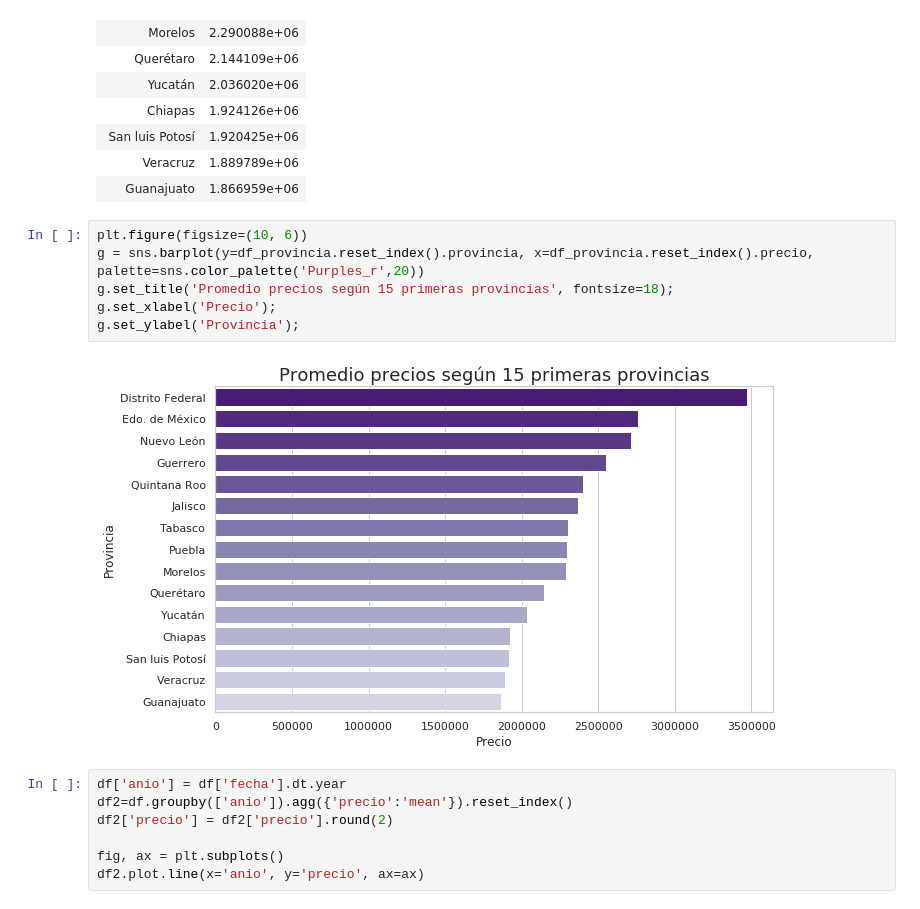
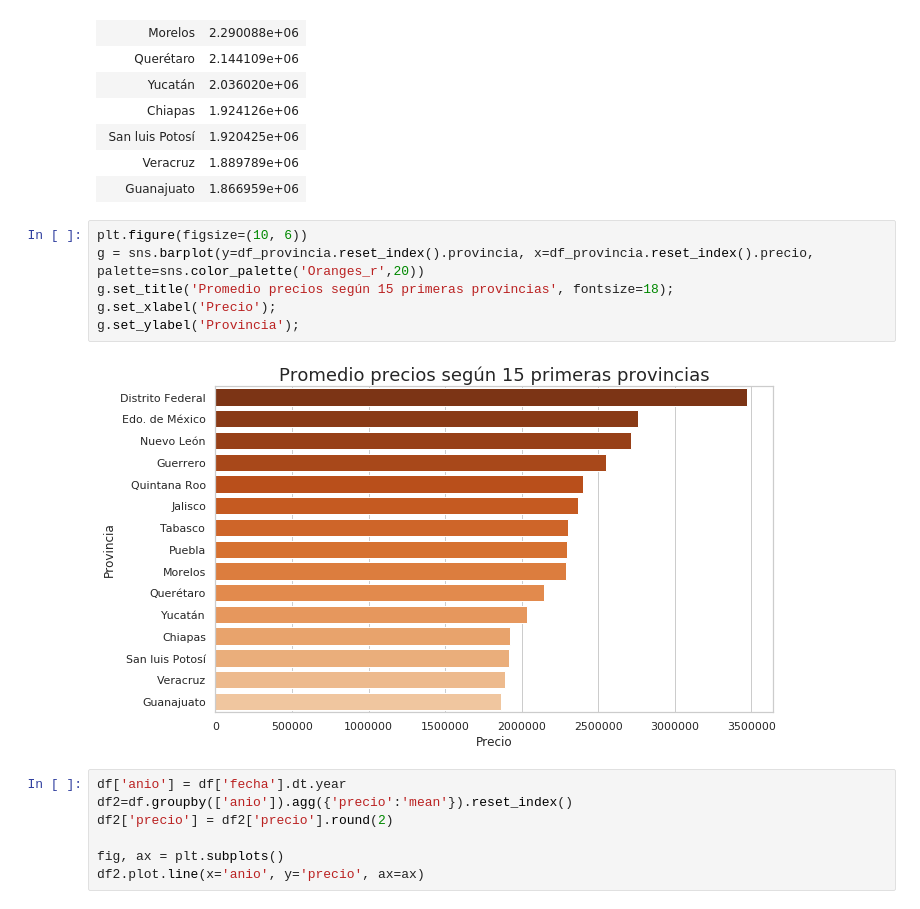
Before and after one commit to camilaserra5/7506-organizacion-de-datos, a Jupyter notebook: conclusionesPrecio.ipynb, the cells around one changed output. Cells and saved outputs as stored; diff of their text form.

```diff
--- a/conclusionesPrecio.ipynb
+++ b/conclusionesPrecio.ipynb
@@ -98,12 +92,12 @@ df_provincia
 | Guanajuato | 1.866959e+06 |
 # %%
 plt.figure(figsize=(10, 6))
-g = sns.barplot(y=df_provincia.reset_index().provincia, x=df_provincia.reset_index().precio, palette=sns.color_palette('Purples_r',20))
+g = sns.barplot(y=df_provincia.reset_index().provincia, x=df_provincia.reset_index().precio, palette=sns.color_palette('Oranges_r',20))
 g.set_title('Promedio precios según 15 primeras provincias', fontsize=18);
 g.set_xlabel('Precio');
 g.set_ylabel('Provincia');
 # %% [output]
-[figure, old version]
+[figure, new version]
 # %%
 df['anio'] = df['fecha'].dt.year
 df2=df.groupby(['anio']).agg({'precio':'mean'}).reset_index()
```
Also changed, not shown: parts of 4 cells of this notebook.
